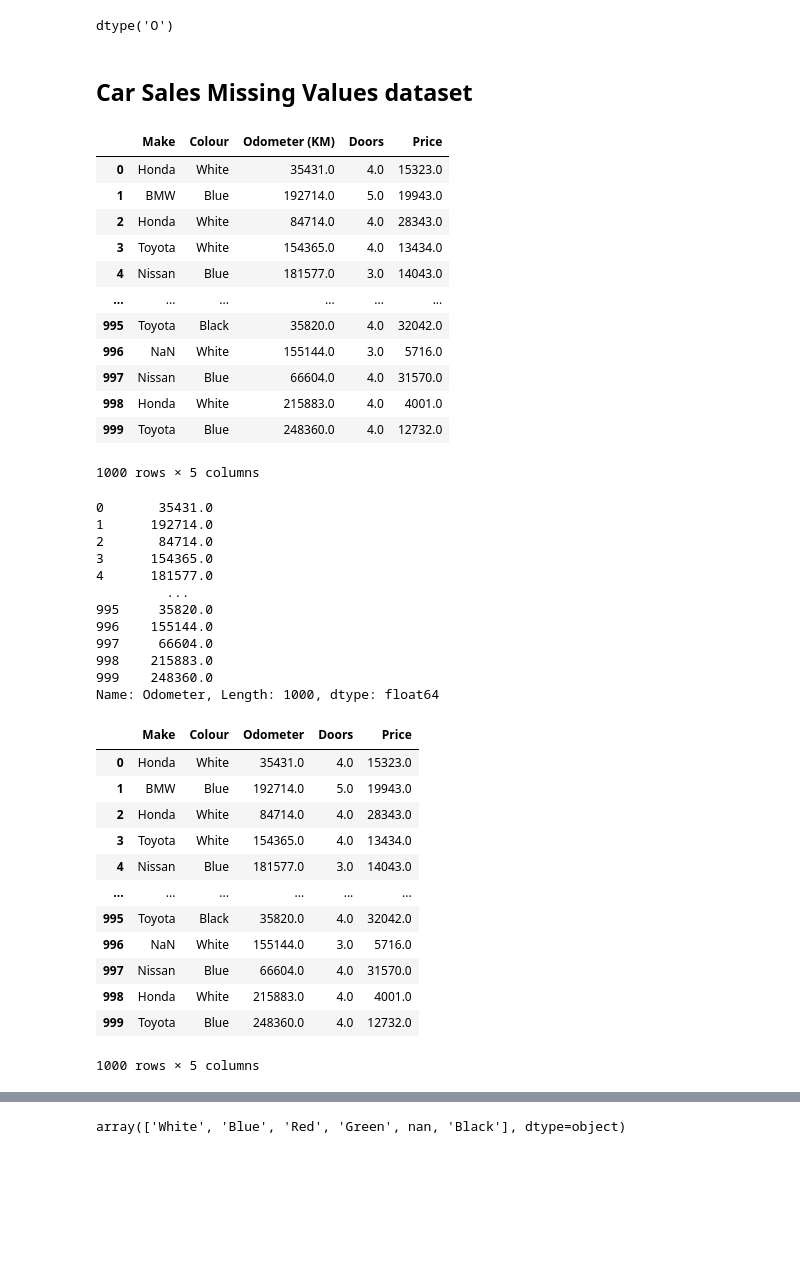
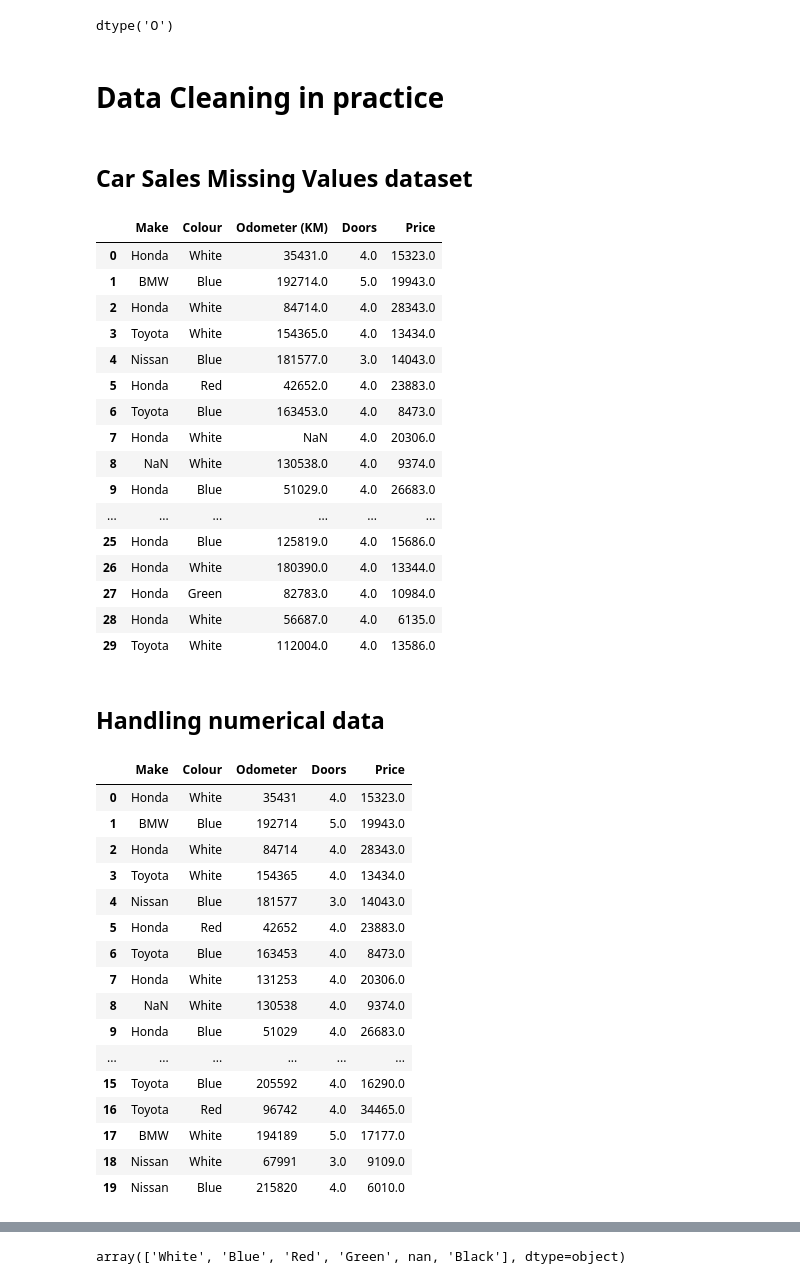
Before and after one commit to shoaibiqbalk/ml-practice, a Jupyter notebook: pandas/introduction-to-pandas.ipynb, the cells around one changed output, grey strips where cells are left out. Saved outputs shown, nothing was run; the diff lists cells and outputs as text; code cells hidden in the pictures; blank space fills up the shorter version.

```diff
--- a/pandas/introduction-to-pandas.ipynb
+++ b/pandas/introduction-to-pandas.ipynb
@@ -807,11 +807,13 @@ car_sales['Price'].dtype
 dtype('O')
 # %%
 car_sales['Price'] = car_sales['Price'].astype(int) # Changing Datatype
+# %% [markdown]
+# Data Cleaning in practice
 # %% [markdown]
 ## Car Sales Missing Values dataset
 # %%
 car_sales_missing = pd.read_csv("data/car-sales-missing-data.csv")
-car_sales_missing
+car_sales_missing.head(30)
 # %% [output]
 |  | Make | Colour | Odometer (KM) | Doors | Price |
 | 0 | Honda | White | 35431.0 | 4.0 | 15323.0 |
@@ -819,11 +821,18 @@ car_sales_missing
 | 2 | Honda | White | 84714.0 | 4.0 | 28343.0 |
 | 3 | Toyota | White | 154365.0 | 4.0 | 13434.0 |
 | 4 | Nissan | Blue | 181577.0 | 3.0 | 14043.0 |
+| 5 | Honda | Red | 42652.0 | 4.0 | 23883.0 |
+| 6 | Toyota | Blue | 163453.0 | 4.0 | 8473.0 |
+| 7 | Honda | White | NaN | 4.0 | 20306.0 |
+| 8 | NaN | White | 130538.0 | 4.0 | 9374.0 |
+| 9 | Honda | Blue | 51029.0 | 4.0 | 26683.0 |
 | ... | ... | ... | ... | ... | ... |
-| 995 | Toyota | Black | 35820.0 | 4.0 | 32042.0 |
-| 996 | NaN | White | 155144.0 | 3.0 | 5716.0 |
-| 997 | Nissan | Blue | 66604.0 | 4.0 | 31570.0 |
-| 998 | Honda | White | 215883.0 | 4.0 | 4001.0 |
-| 999 | Toyota | Blue | 248360.0 | 4.0 | 12732.0 |
+| 25 | Honda | Blue | 125819.0 | 4.0 | 15686.0 |
+| 26 | Honda | White | 180390.0 | 4.0 | 13344.0 |
+| 27 | Honda | Green | 82783.0 | 4.0 | 10984.0 |
+| 28 | Honda | White | 56687.0 | 4.0 | 6135.0 |
+| 29 | Toyota | White | 112004.0 | 4.0 | 13586.0 |
-1000 rows × 5 columns
+# %%
+# Dropping all the rows with all NaN values
+car_sales_missing.dropna(axis='index', how='all', inplace = True)
 # %%
@@ -833,31 +841,34 @@ odo_mean = car_sales_missing["Odometer"].mean()
+# %% [markdown]
+## Handling numerical data
 # %%
-car_sales_missing["Odometer"].fillna(odo_mean)
+# Filling NaN values with mean
+odo_mean = car_sales_missing["Odometer"].mean()
+car_sales_missing["Odometer"] = car_sales_missing["Odometer"].fillna(odo_mean).astype(int)
-# %% [output]
-0       35431.0
-1      192714.0
-2       84714.0
-3      154365.0
-4      181577.0
-         ...
-995     35820.0
-996    155144.0
-997     66604.0
-998    215883.0
-999    248360.0
-Name: Odometer, Length: 1000, dtype: float64
+# %%
+# Filling Doors NaN with median values
+doors_median = car_sales_missing["Doors"].median()
+car_sales_missing["Doors"] = car_sales_missing["Doors"].fillna(doors_median)
+# %%
+# Filling Doors NaN with median values
+price_mean = car_sales_missing["Price"].mean()
+car_sales_missing["Price"] = car_sales_missing["Price"].fillna(price_mean)
 # %%
-car_sales_missing
+car_sales_missing.head(20)
 # %% [output]
 |  | Make | Colour | Odometer | Doors | Price |
-| 0 | Honda | White | 35431.0 | 4.0 | 15323.0 |
-| 1 | BMW | Blue | 192714.0 | 5.0 | 19943.0 |
-| 2 | Honda | White | 84714.0 | 4.0 | 28343.0 |
-| 3 | Toyota | White | 154365.0 | 4.0 | 13434.0 |
-| 4 | Nissan | Blue | 181577.0 | 3.0 | 14043.0 |
+| 0 | Honda | White | 35431 | 4.0 | 15323.0 |
+| 1 | BMW | Blue | 192714 | 5.0 | 19943.0 |
+| 2 | Honda | White | 84714 | 4.0 | 28343.0 |
+| 3 | Toyota | White | 154365 | 4.0 | 13434.0 |
+| 4 | Nissan | Blue | 181577 | 3.0 | 14043.0 |
+| 5 | Honda | Red | 42652 | 4.0 | 23883.0 |
+| 6 | Toyota | Blue | 163453 | 4.0 | 8473.0 |
+| 7 | Honda | White | 131253 | 4.0 | 20306.0 |
+| 8 | NaN | White | 130538 | 4.0 | 9374.0 |
+| 9 | Honda | Blue | 51029 | 4.0 | 26683.0 |
 | ... | ... | ... | ... | ... | ... |
-| 995 | Toyota | Black | 35820.0 | 4.0 | 32042.0 |
-| 996 | NaN | White | 155144.0 | 3.0 | 5716.0 |
-| 997 | Nissan | Blue | 66604.0 | 4.0 | 31570.0 |
-| 998 | Honda | White | 215883.0 | 4.0 | 4001.0 |
-| 999 | Toyota | Blue | 248360.0 | 4.0 | 12732.0 |
+| 15 | Toyota | Blue | 205592 | 4.0 | 16290.0 |
+| 16 | Toyota | Red | 96742 | 4.0 | 34465.0 |
+| 17 | BMW | White | 194189 | 5.0 | 17177.0 |
+| 18 | Nissan | White | 67991 | 3.0 | 9109.0 |
+| 19 | Nissan | Blue | 215820 | 4.0 | 6010.0 |
-1000 rows × 5 columns
```
Also changed, not shown: parts of 10 cells of this notebook, 1 other file.
